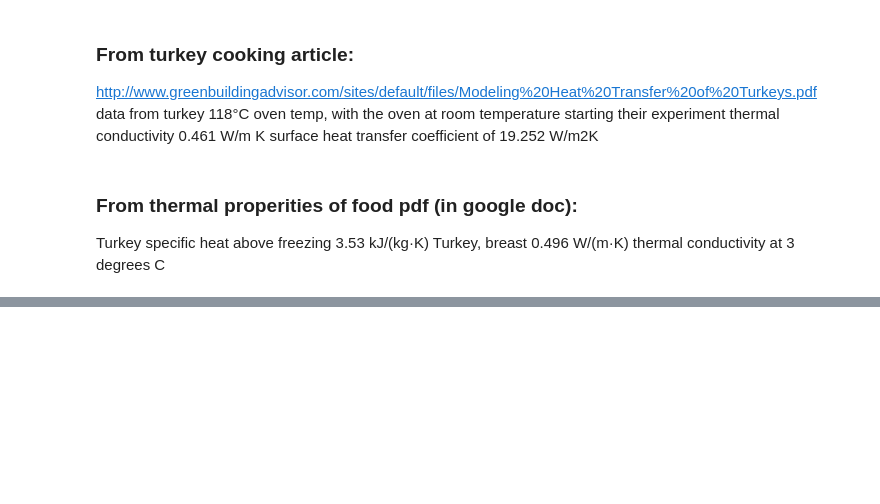
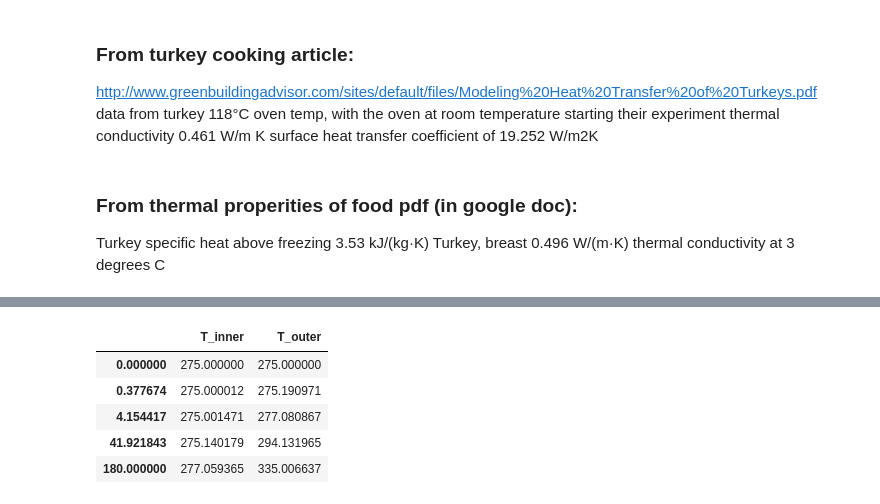
Before and after one commit to MellieZito/Project-2, a Jupyter notebook: code/Turkey.ipynb, the cells around one changed output, grey strips where cells are left out. Drawn from its saved outputs; the diff is of its cells as text; code cells hidden in the pictures; blank space fills up the shorter version.

```diff
--- a/code/Turkey.ipynb
+++ b/code/Turkey.ipynb
@@ -83,0 +41,27 @@ Turkey, breast 0.496 W/(m·K) thermal conductivity at 3 degrees C
+# %%
+def slope_func(state, t, system):
+    """Makes the differential equations.
+
+    state: State (t_inner, t_outer)
+    t: time
+    system: System object
+
+    returns: didt, dodt
+    """
+
+    unpack(system)
+    r_outer, r_inner, c_inner, c_outer = params
+    T_inner, T_outer = state
+
+    o_flux = (T_oven-T_outer)/r_outer
+    i_flux = (T_outer-T_inner)/r_inner
+
+    dodt = (o_flux-i_flux)/c_outer
+
+    #compute inner temperature change
+    didt = i_flux/c_inner
+
+    print(o_flux, i_flux)
+    print(dodt, didt)
+
+    return didt, dodt
@@ -83,0 +124,9 @@ Turkey, breast 0.496 W/(m·K) thermal conductivity at 3 degrees C
+# %%
+results
+# %% [output]
+|  | T_inner | T_outer |
+| 0.000000 | 275.000000 | 275.000000 |
+| 0.377674 | 275.000012 | 275.190971 |
+| 4.154417 | 275.001471 | 277.080867 |
+| 41.921843 | 275.140179 | 294.131965 |
+| 180.000000 | 277.059365 | 335.006637 |
```
Also changed, not shown: parts of 13 cells of this notebook.
